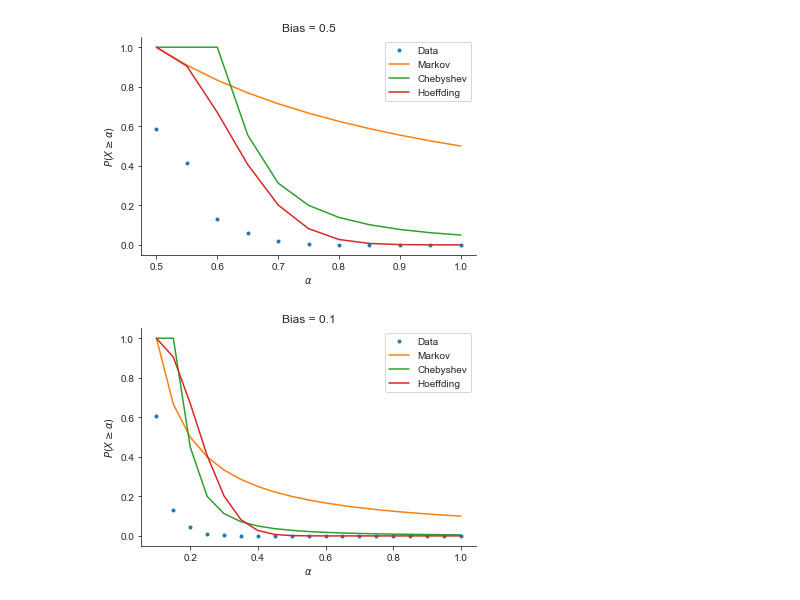
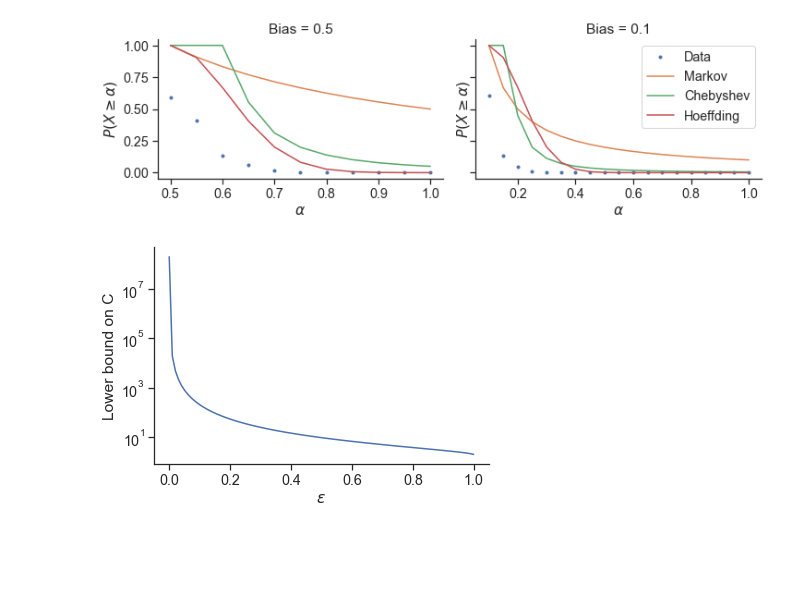
Before and after one commit to JakobSchauser/MLandData, a Jupyter notebook: MachineLearningA/Home Assignment 2/Home Assignment 2.ipynb, the cells around one changed output. Cells and saved outputs as stored; diff of their text form; code cells hidden in the pictures; blank space fills up the shorter version.

```diff
--- a/MachineLearningA/Home Assignment 2/Home Assignment 2.ipynb
+++ b/MachineLearningA/Home Assignment 2/Home Assignment 2.ipynb
@@ -4,12 +4,11 @@ import matplotlib.pyplot as plt
 import seaborn as sns
 sns.set_style("ticks")
 
-
 def max1(l):
     return np.minimum(np.ones(len(l)),l)
 
 
-def find_ineqs(rand,freqs,Var):
+def find_ineqs(rand,freqs,Var,ax):
     bias = np.mean(np.mean(rand,axis = 1))
 
 
@@ -18,46 +17,58 @@ def find_ineqs(rand,freqs,Var):
     for f in freqs:
         ps.append(np.sum(np.mean(rand,axis = 1) >= f)/len(rand))
 
-    plt.plot(freqs,ps,'.',label = 'Data')
+    ax.plot(freqs,ps,'.',label = 'Data')
 
     E = bias
-    plt.plot(freqs,max1(E/freqs),label = 'Markov')
+    ax.plot(freqs,max1(E/freqs),label = 'Markov')
 
 
     # Chebychev
     Cheb = Var/(rand.shape[1]*(-freqs + bias + 1e-11)**2)
 
-    plt.plot(freqs,max1(Cheb),label = 'Chebyshev')
+    ax.plot(freqs,max1(Cheb),label = 'Chebyshev')
 
 
     # Hoeffding
     def hoeffding(freqs):
         return np.exp(-2*rand.shape[1]*freqs**2)
 
     Hoeff = hoeffding(-freqs + bias)
-    plt.plot(freqs,max1(Hoeff),label = 'Hoeffding')
+    ax.plot(freqs,max1(Hoeff),label = 'Hoeffding')
 
-    plt.legend()
-    plt.xlabel("$\\alpha$")
-    plt.ylabel("$P(X\geq\\alpha)$")
+    ax.set_xlabel("$\\alpha$")
+    ax.set_ylabel("$P(X\geq\\alpha)$")
 
     # plt.yscale("log")
     sns.despine()
-    plt.show()
 
 
-plt.figure()
-plt.title("Bias = 0.5")
+sns.set(font_scale=1.3,style = "ticks")
+fig,axs = plt.subplots(1,2,figsize=(10,3),sharey=True,constrained_layout=True)
+
+axs[0].set_title("Bias = 0.5")
 rand = np.random.choice([0,1],(int(1e6),20),p=(0.5,0.5))
 alpha = np.arange(0.5,1.05,0.05)
-find_ineqs(rand,alpha,0.5-0.25)
+find_ineqs(rand,alpha,0.5-0.25,axs[0])
 
 
-plt.figure()
 plt.title("Bias = 0.1")
 rand = np.random.choice([0,1],(int(1e6),20),p=(0.9,0.1))
 alpha = np.arange(0.1,1.05,0.05)
-find_ineqs(rand,alpha,0.1-0.01)
+find_ineqs(rand,alpha,0.1-0.01,axs[1])
+axs[1].legend()
+plt.show()
 # %% [output]
-[figure, old version]
+[figure, new version]
-[figure, removed]
+# %%
+xx = np.linspace(0,0.999,100)+0.0001
+fnc = lambda x: 2/x**2+np.sqrt(1-x**2)/x
+plt.plot(xx,fnc(xx))
+plt.yscale("log")
+sns.despine()
+plt.xlabel("$\\varepsilon$")
+plt.ylabel("Lower bound on C")
+
+plt.show()
+# %% [output]
+[figure, added]
```
Also changed, not shown: 17 other files.
